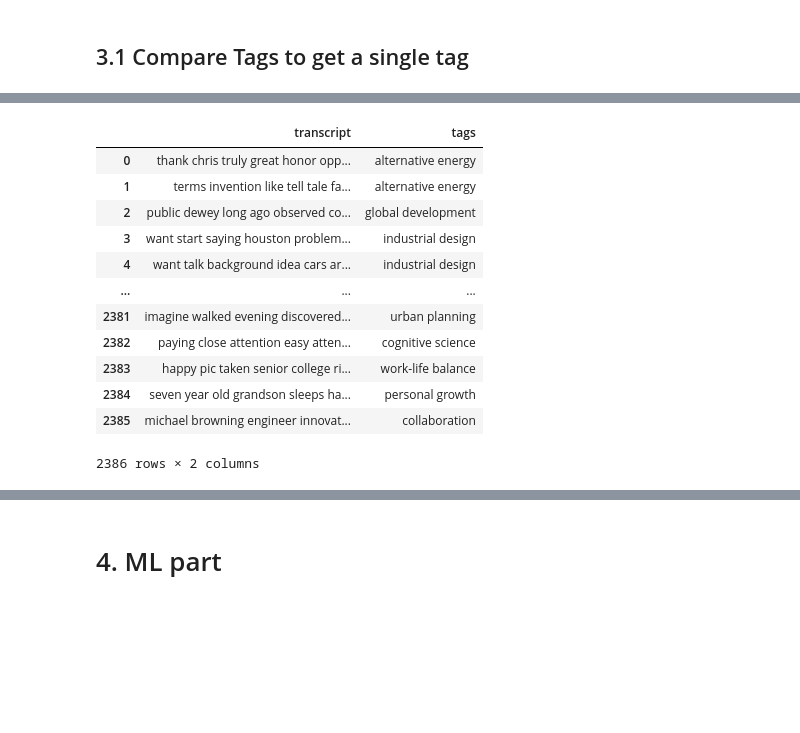
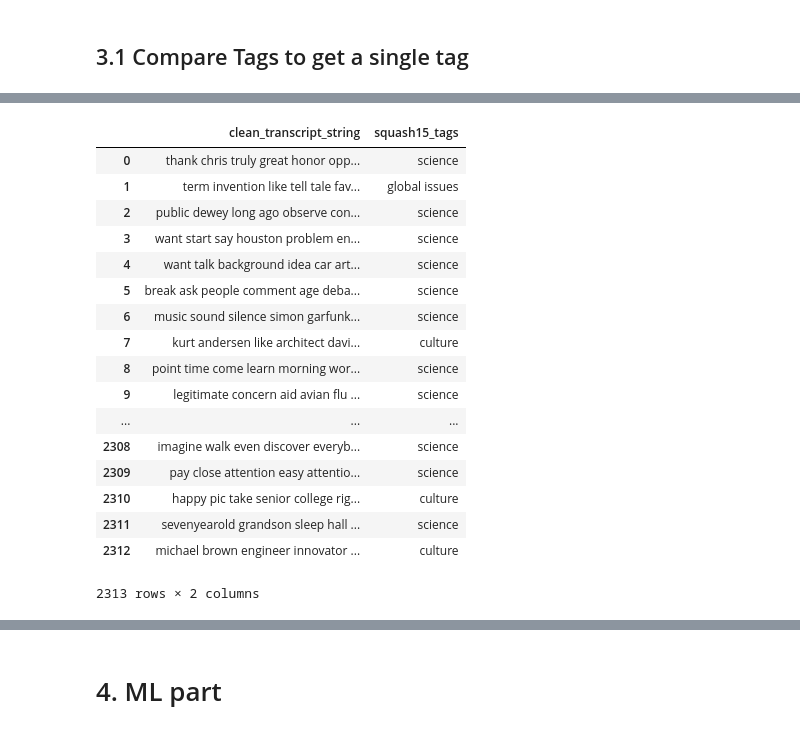
Before and after one commit to GlennChia/50_038_cds_project, a Jupyter notebook: notebooks/models/02_document_model-single-label.ipynb, the cells around one changed output, grey strips where cells are left out. Saved outputs shown, nothing was run; the diff lists cells and outputs as text; code cells hidden in the pictures; blank space fills up the shorter version.

Commit message:
Update singe tag prediction to predict tag with most count

```diff
--- a/notebooks/models/02_document_model-single-label.ipynb
+++ b/notebooks/models/02_document_model-single-label.ipynb
@@ -21,8 +21,8 @@ from nltk.stem.snowball import SnowballStemmer
 # %% [markdown]
 # 3. Data cleaning
 # %%
-DATA_DIR = "../../data/raw/"
-INPUT_FILE_NAME = 'subset_raw.parquet'
+DATA_DIR = "../../data/processed/"
+INPUT_FILE_NAME = 'cleaned_squashed15_final.parquet'
 # %%
 df = pd.read_parquet(DATA_DIR + INPUT_FILE_NAME)
 df.head()
@@ -52,5 +55,5 @@ memory usage: 154.7+ KB
 # %%
-df = df.dropna(subset=['transcript'])
+df = df.dropna(subset=['clean_transcript_string'])
 df = df.reset_index(drop=True)
 df.iloc[:,:15].info()
 # %% [output]
@@ -150,2 +155,14 @@ df['transcript'][0]
 # %% [markdown]
 ## 3.1 Compare Tags to get a single tag
+# %%
+def count_tags(tag_column):
+    tags = tag_column.str.replace(', ', ',').str.lower().str.strip()
+    joined_tags = tags.str.cat(sep=',').split(',')
+    all_tags_w_dup = pd.Series(joined_tags)
+
+    tag_counts = all_tags_w_dup.value_counts()
+    tag_list = list(tag_counts.index)
+    return tag_counts, tag_list
+# %%
+tag_counts, tag_list = count_tags(df['squash15_tags'])
+tag_counts
@@ -152,28 +186,42 @@ df['transcript'][0]
 # %%
 def tag_selection(df=df):
     complete_transcripts_tags = []
     for rows, value in df.iterrows():
-        indiv_tags = value['tags'].split(',')
-        longest_tag = max(indiv_tags, key=len)
-        indiv_transcript_tags = [value['transcript'], longest_tag]
+        indiv_tags = value['squash15_tags'].split(',')
+#         print(indiv_tags)
+        best_tag = ''
+        best_tag_count = 0
+        for i in range(len(indiv_tags)):
+            tag = indiv_tags[i]
+            tag_count = tag_counts[tag]
+            if tag_count > best_tag_count:
+                best_tag = tag
+                best_tag_count = tag_count
+#         longest_tag = max(indiv_tags, key=len)
+        indiv_transcript_tags = [value['clean_transcript_string'], best_tag]
         complete_transcripts_tags.append(indiv_transcript_tags)
-    return pd.DataFrame(complete_transcripts_tags, columns=['transcript', 'tags'])
+    return pd.DataFrame(complete_transcripts_tags, columns=['clean_transcript_string', 'squash15_tags'])
 tag_cleaned = tag_selection()
 tag_cleaned
 # %% [output]
-|  | transcript | tags |
-| 0 | thank chris truly great honor opp... | alternative energy |
-| 1 | terms invention like tell tale fa... | alternative energy |
-| 2 | public dewey long ago observed co... | global development |
-| 3 | want start saying houston problem... | industrial design |
-| 4 | want talk background idea cars ar... | industrial design |
+|  | clean_transcript_string | squash15_tags |
+| 0 | thank chris truly great honor opp... | science |
+| 1 | term invention like tell tale fav... | global issues |
+| 2 | public dewey long ago observe con... | science |
+| 3 | want start say houston problem en... | science |
+| 4 | want talk background idea car art... | science |
+| 5 | break ask people comment age deba... | science |
+| 6 | music sound silence simon garfunk... | science |
+| 7 | kurt andersen like architect davi... | culture |
+| 8 | point time come learn morning wor... | science |
+| 9 | legitimate concern aid avian flu ... | science |
 | ... | ... | ... |
-| 2381 | imagine walked evening discovered... | urban planning |
-| 2382 | paying close attention easy atten... | cognitive science |
-| 2383 | happy pic taken senior college ri... | work-life balance |
-| 2384 | seven year old grandson sleeps ha... | personal growth |
-| 2385 | michael browning engineer innovat... | collaboration |
+| 2308 | imagine walk even discover everyb... | science |
+| 2309 | pay close attention easy attentio... | science |
+| 2310 | happy pic take senior college rig... | culture |
+| 2311 | sevenyearold grandson sleep hall ... | science |
+| 2312 | michael brown engineer innovator ... | culture |
-2386 rows × 2 columns
+2313 rows × 2 columns
 # %%
 # Check unique tags
 tags_cleaned_up = tag_cleaned['tags'].unique()
```
Also changed, not shown: parts of 17 cells of this notebook.
